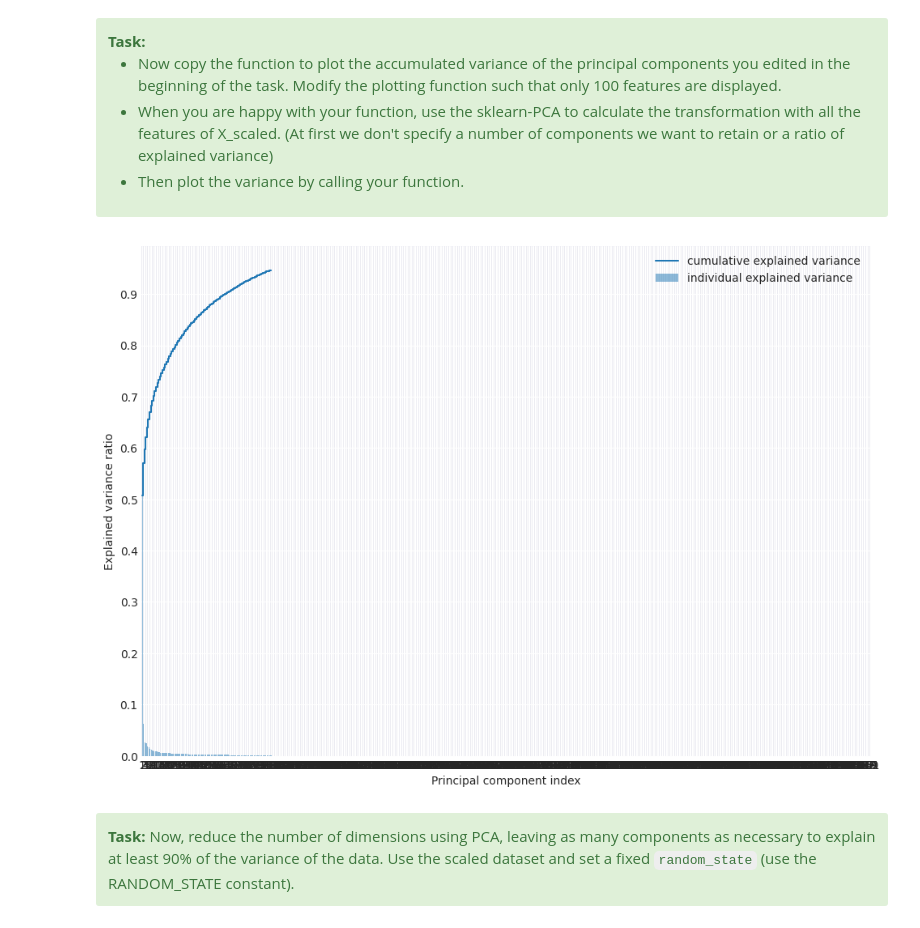
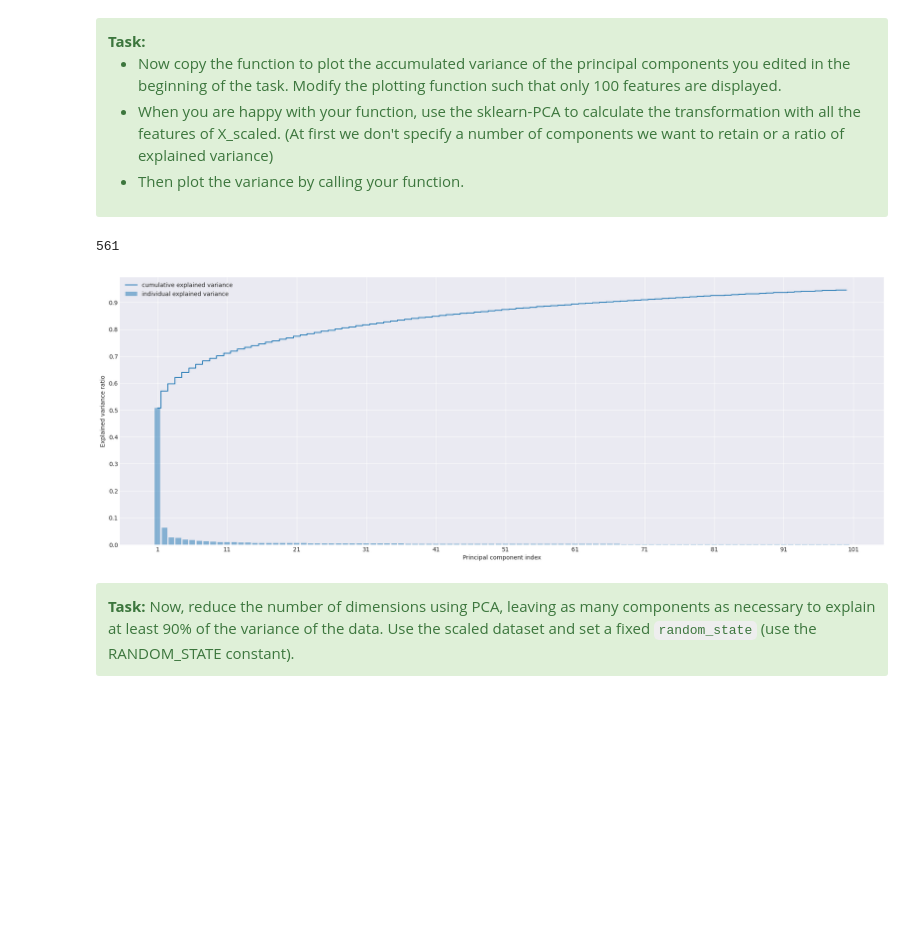
Before and after one commit to anton-seifert/LAMA, a Jupyter notebook: task-3-unsupervised-learning/3_pca_clustering.ipynb, the cells around one changed output. Drawn from its saved outputs; the diff is of its cells as text; code cells hidden in the pictures; blank space fills up the shorter version.

```diff
--- a/task-3-unsupervised-learning/3_pca_clustering.ipynb
+++ b/task-3-unsupervised-learning/3_pca_clustering.ipynb
@@ -175,47 +175,48 @@ def plotPCAVariance(var_exp: np.ndarray, X: np.ndarray) -> Tuple[plt.Figure, plt
     ### STUDENT CODE HERE (3 pts)
 
     max_features = min(100, X.shape[1])
+    print(X.shape[1])
     var_exp_100 = var_exp[:max_features]
     cum_var_exp_100 = np.cumsum(var_exp_100)
 
     x_values = range(1, max_features + 1)
 
     #plotting individual explained variance is given
-    fig = plt.figure(figsize=(10,7))
+    fig = plt.figure(figsize=(20,7))
     ax = fig.add_axes([0.1, 0.1, 0.9, 0.9])
     ax.bar(x_values , var_exp_100, alpha=0.5, align='center',
         label='individual explained variance')
     ax.set_ylabel('Explained variance ratio')
     ax.set_xlabel('Principal component index')
-    ax.set_xlim(0.5, X.shape[1]+0.5)
     ax.set_yticks(np.arange(0, 1.1, 0.1))
-    ax.set_xticks(np.arange(1,X.shape[1]+1,1))
+    ax.set_xticks(np.arange(1,X.shape[1]+1,10))
 
     # plotting
     ax.step(x_values , cum_var_exp_100, where='mid',
          label='cumulative explained variance')
     ax.legend(loc='best')
 
     ### STUDENT CODE until HERE
 
     return fig, ax
 
 
 # PCA transformation and plot by calling your function
 
 ### STUDENT CODE HERE (1 pt)
 from sklearn import decomposition
 
 # fit to centered data with k=Number of Features
 pca = decomposition.PCA().fit(X_scaled)
 # We have to get the explained variances for all PCs so we don't specify k when we call the PCA().fit() function.
 var_exp = pca.explained_variance_ratio_
 # Afterwards we can use the result as input for our function and plot the explained variances.
 fig, ax = plotPCAVariance(var_exp, X_scaled)
 
 ### STUDENT CODE until HERE
 # %% [output]
+561
-[figure, old version]
+[figure, new version]
 # %% [markdown]
 <div class="alert alert-block alert-success">
 <b>Task:</b>  Now, reduce the number of dimensions using PCA, leaving as many components as necessary to explain at least 90% of the variance of the data. Use the scaled dataset and set a fixed <code>random_state</code> (use the RANDOM_STATE constant).
```
Also changed, not shown: parts of 20 cells of this notebook.
